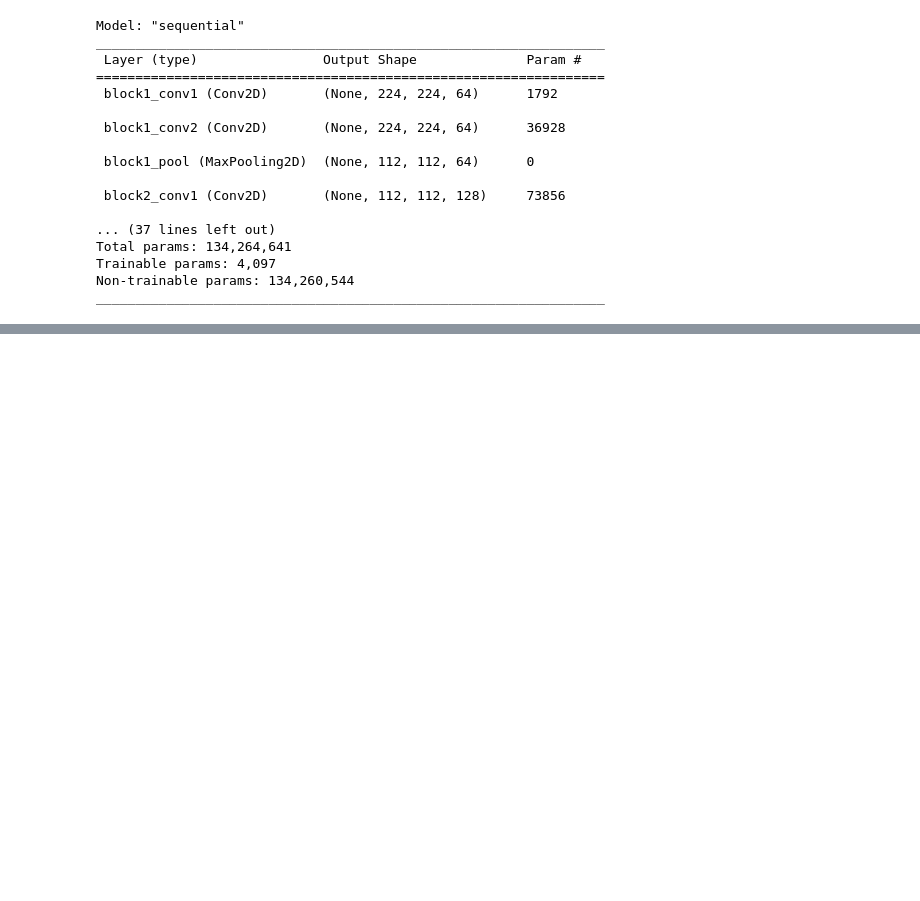
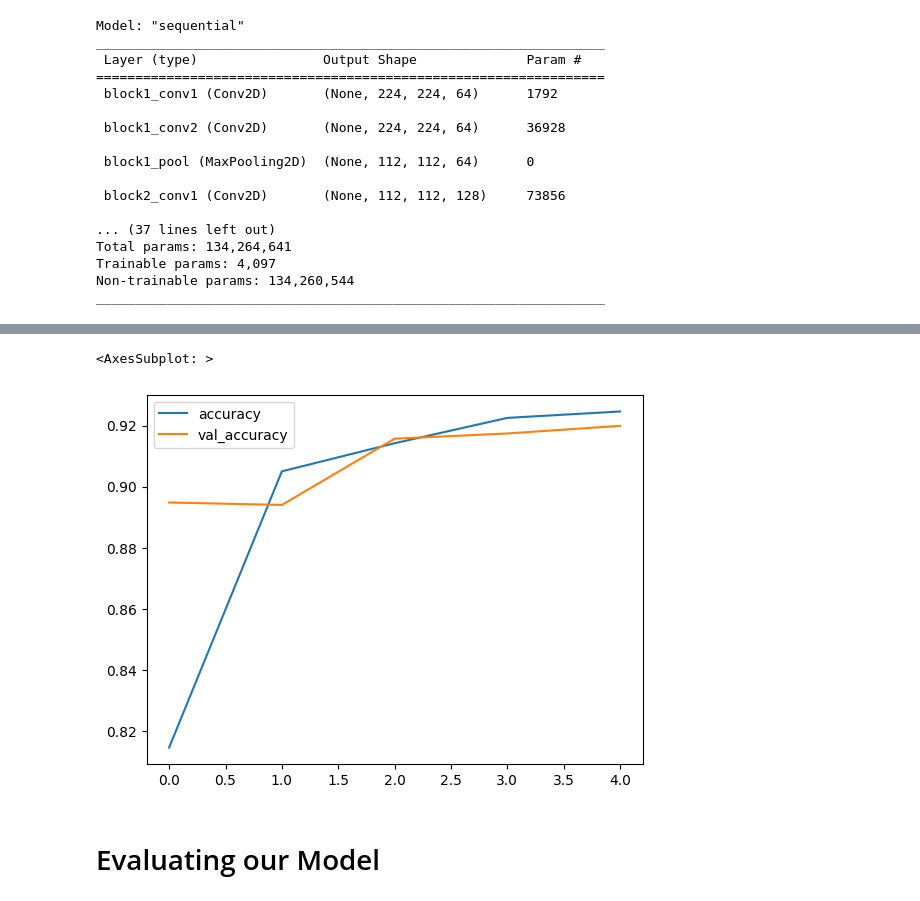
Before and after one commit to sohamfcb/face-mask-detector, a Jupyter notebook: Face Mask Detector.ipynb, the cells around one changed output, grey strips where cells are left out. Drawn from its saved outputs; the diff is of its cells as text; code cells hidden in the pictures; blank space fills up the shorter version.

```diff
--- a/Face Mask Detector.ipynb
+++ b/Face Mask Detector.ipynb
@@ -188,0 +224,8 @@ cap=cv2.VideoCapture(0)
+# %%
+# accuracy and validation accuracy per epoch
+losses[['accuracy','val_accuracy']].plot()
+# %% [output]
+<AxesSubplot: >
+[figure, added]
+# %% [markdown]
+# Evaluating our Model
```
Also changed, not shown: parts of 41 cells of this notebook, 2 other files.
